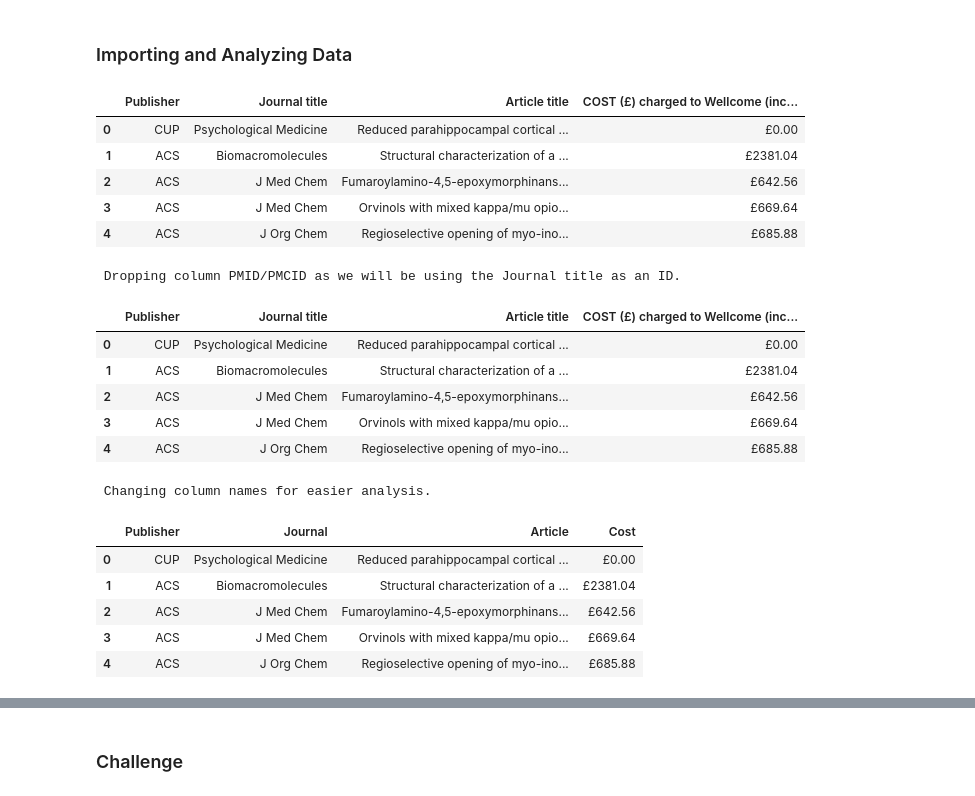
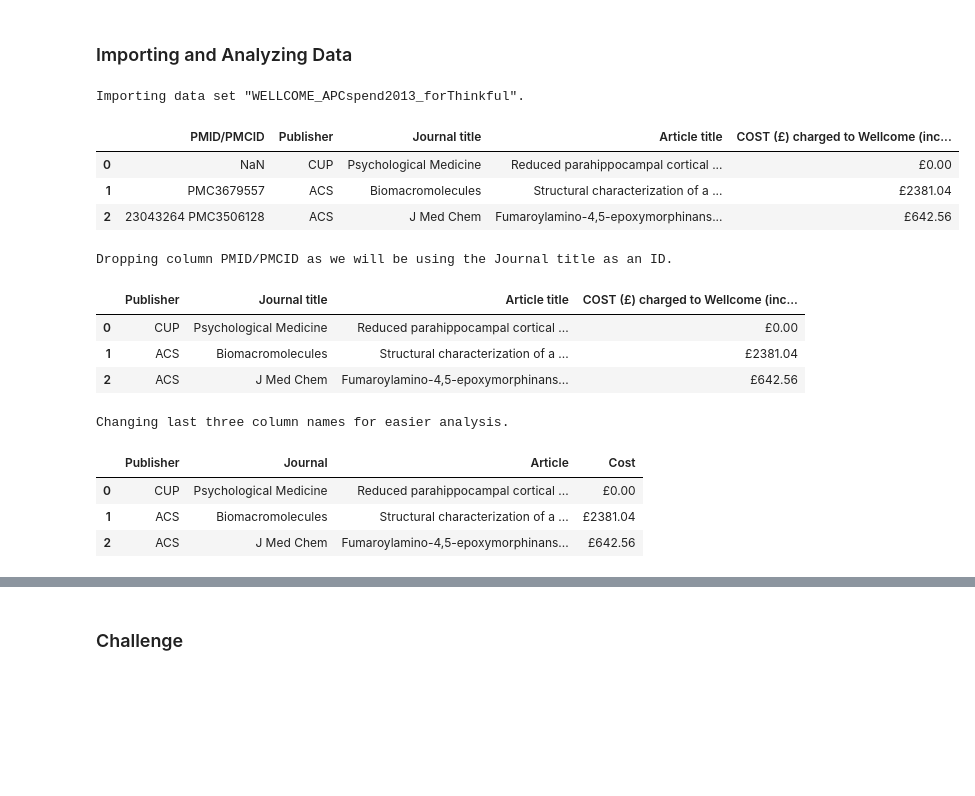
Before and after one commit to jmniet36/Thinkful-Data-Science-Boot-Camp, a Jupyter notebook: Unit 1.3_Project 6_Data Cleaning and Validation.ipynb, the cells around one changed output, grey strips where cells are left out. Saved outputs shown, nothing was run; the diff lists cells and outputs as text; code cells hidden in the pictures; blank space fills up the shorter version.

```diff
--- a/Unit 1.3_Project 6_Data Cleaning and Validation.ipynb
+++ b/Unit 1.3_Project 6_Data Cleaning and Validation.ipynb
@@ -29,14 +28,15 @@ from autocorrect import spell
 # %% [markdown]
 ### Importing and Analyzing Data
 # %%
+print('\033[0;30;49mImporting data set "WELLCOME_APCspend2013_forThinkful".\n')
+
 # Importing sample data set WELLCOME Trust between 2012 and 2013.
 raw_prices = pd.read_csv('WELLCOME_APCspend2013_forThinkful.csv',
                      encoding = 'latin1')
-prices.head(5)
+raw_prices.head(3)
 # %% [output]
+Importing data set "WELLCOME_APCspend2013_forThinkful".
-|  | Publisher | Journal title | Article title | COST (£) charged to Wellcome (inc... |
-| 0 | CUP | Psychological Medicine | Reduced parahippocampal cortical ... | £0.00 |
-| 1 | ACS | Biomacromolecules | Structural characterization of a ... | £2381.04 |
-| 2 | ACS | J Med Chem | Fumaroylamino-4,5-epoxymorphinans... | £642.56 |
-| 3 | ACS | J Med Chem | Orvinols with mixed kappa/mu opio... | £669.64 |
-| 4 | ACS | J Org Chem | Regioselective opening of myo-ino... | £685.88 |
+|  | PMID/PMCID | Publisher | Journal title | Article title | COST (£) charged to Wellcome (inc... |
+| 0 | NaN | CUP | Psychological Medicine | Reduced parahippocampal cortical ... | £0.00 |
+| 1 | PMC3679557 | ACS | Biomacromolecules | Structural characterization of a ... | £2381.04 |
+| 2 | 23043264 PMC3506128 | ACS | J Med Chem | Fumaroylamino-4,5-epoxymorphinans... | £642.56 |
@@ -45,7 +43,7 @@ prices.head(5)
 # %%
-print('\033[0;31;49m Dropping column PMID/PMCID as we will be using the Journal title as an ID.\n')
+print('\033[0;30;49mDropping column PMID/PMCID as we will be using the Journal title as an ID.\n')
 
 # Creating new data frame without column PMID/PMCID called 'prices'
 prices = raw_prices.drop(columns = ['PMID/PMCID'])
-prices.head(5)
+prices.head(3)
 # %% [output]
@@ -54,21 +52,17 @@ prices.head(5)
 | 0 | CUP | Psychological Medicine | Reduced parahippocampal cortical ... | £0.00 |
 | 1 | ACS | Biomacromolecules | Structural characterization of a ... | £2381.04 |
 | 2 | ACS | J Med Chem | Fumaroylamino-4,5-epoxymorphinans... | £642.56 |
-| 3 | ACS | J Med Chem | Orvinols with mixed kappa/mu opio... | £669.64 |
-| 4 | ACS | J Org Chem | Regioselective opening of myo-ino... | £685.88 |
 # %%
-print('\033[0;31;49m Changing column names for easier analysis.\n')
+print('\033[0;30;49mChanging last three column names for easier analysis.\n')
 
 # Renamming columns for easier analysis.
-prices_updated = prices.rename(columns = {'COST (£) charged to Wellcome (inc VAT when charged)': 'Cost',
+prices = prices.rename(columns = {'COST (£) charged to Wellcome (inc VAT when charged)': 'Cost',
                                           'Journal title': 'Journal',
                                           'Article title' : 'Article'})
-prices_updated.head(5)
+prices.head(3)
 # %% [output]
- Changing column names for easier analysis.
+Changing last three column names for easier analysis.
 |  | Publisher | Journal | Article | Cost |
 | 0 | CUP | Psychological Medicine | Reduced parahippocampal cortical ... | £0.00 |
 | 1 | ACS | Biomacromolecules | Structural characterization of a ... | £2381.04 |
 | 2 | ACS | J Med Chem | Fumaroylamino-4,5-epoxymorphinans... | £642.56 |
-| 3 | ACS | J Med Chem | Orvinols with mixed kappa/mu opio... | £669.64 |
-| 4 | ACS | J Org Chem | Regioselective opening of myo-ino... | £685.88 |
```
Also changed, not shown: parts of 21 cells of this notebook.
